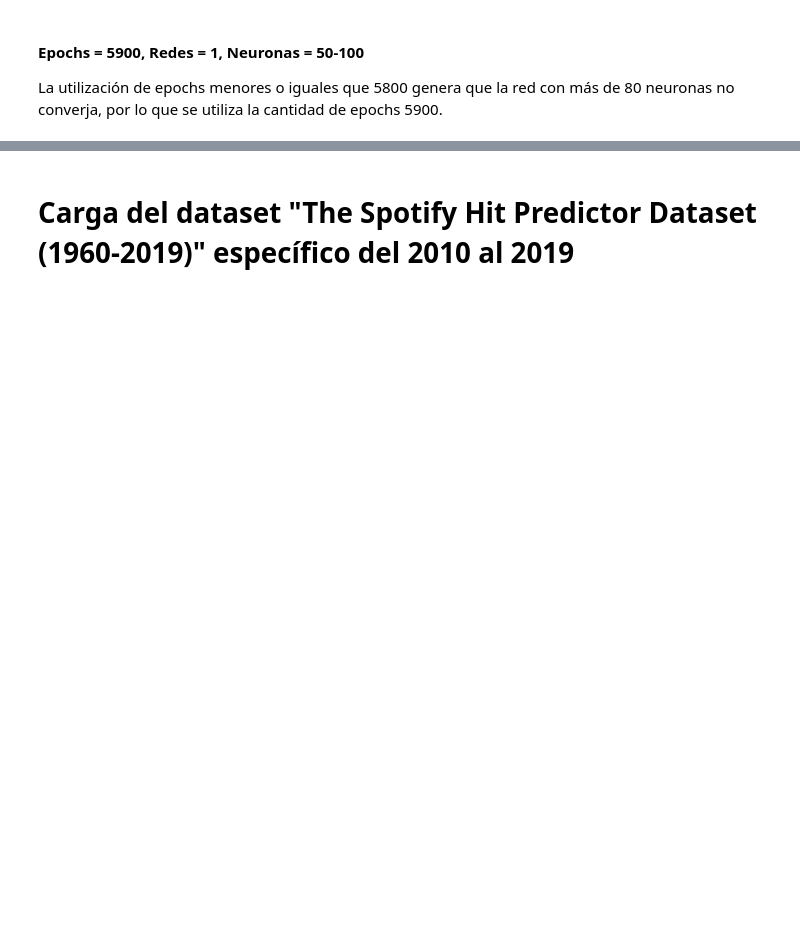
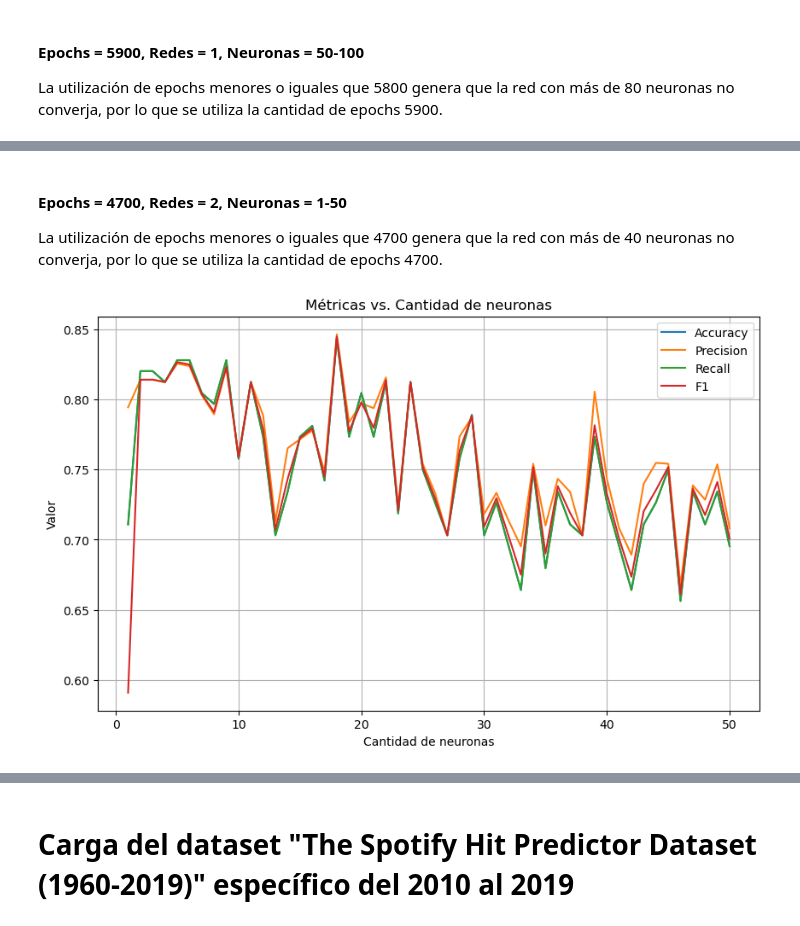
Before and after one commit to RavenInDisguise/ProyectoI_IA, a Jupyter notebook: proyecto_1.ipynb, the cells around one changed output, grey strips where cells are left out. Cells and saved outputs as stored; diff of their text form; code cells hidden in the pictures; blank space fills up the shorter version.

```diff
--- a/proyecto_1.ipynb
+++ b/proyecto_1.ipynb
@@ -917,0 +789,66 @@ Accuracy: 0.72
+# %% [markdown]
+#### Epochs = 4700, Redes = 2, Neuronas = 1-50
+La utilización de epochs menores o iguales que 4700 genera que la red con más de 40 neuronas no converja, por lo que se utiliza la cantidad de epochs 4700.
+# %%
+# Listas para almacenar las métricas
+neuronas = []
+accuracy_scores = []
+precision_scores = []
+recall_scores = []
+f1_scores = []
+auc_scores = []
+roc_scores = []
+lst = []
+
+# Iterar sobre el rango especificado
+for i in range(1, 51):
+    model = MLPClassifier(
+        hidden_layer_sizes=(i,i,),
+        activation='relu',
+        solver='lbfgs',
+        max_iter=4700,
+        random_state=123
+    )
+    model.fit(x_train, y_train)
+    y_pred = model.predict(x_test)
+
+    # Calcular métricas
+    report = classification_report(y_test, y_pred, zero_division=1, output_dict=True)
+    accuracy_nn = accuracy_score(y_test, y_pred)
+    precision_nn = report['weighted avg']['precision']
+    recall_nn = report['weighted avg']['recall']
+    f1_nn = report['weighted avg']['f1-score']
+    roc_nn = roc_curve(y_test, y_pred)
+    auc_nn = roc_auc_score(y_test, y_pred)
+    lst.append({"neu": i, "acc": accuracy_nn, "prec": precision_nn, "rec": recall_nn, "f1": f1_nn, "auc": auc_nn, "roc": roc_nn})
+
+    # Almacenar las métricas en las listas
+    neuronas.append(i)
+    accuracy_scores.append(accuracy_nn)
+    precision_scores.append(precision_nn)
+    recall_scores.append(recall_nn)
+    f1_scores.append(f1_nn)
+    auc_scores.append(auc_nn)
+    roc_scores.append(roc_nn)
+
+    # Imprimir las métricas de cada iteración
+    #print(f'Neuronas: {i}, Redes: 1')
+    #print(f'Accuracy: {accuracy_nn:.2f}')
+    #print(f'Precision: {precision:.2f}')
+    #print(f'Recall: {recall:.2f}')
+    #print(f'F1: {f1:.2f}')
+
+# Graficar las métricas
+plt.figure(figsize=(10, 6))
+plt.plot(neuronas, accuracy_scores, label='Accuracy')
+plt.plot(neuronas, precision_scores, label='Precision')
+plt.plot(neuronas, recall_scores, label='Recall')
+plt.plot(neuronas, f1_scores, label='F1')
+plt.xlabel('Cantidad de neuronas')
+plt.ylabel('Valor')
+plt.title('Métricas vs. Cantidad de neuronas')
+plt.legend()
+plt.grid(True)
+plt.show()
+# %% [output]
+[figure, added]
```
Also changed, not shown: parts of 39 cells of this notebook.
